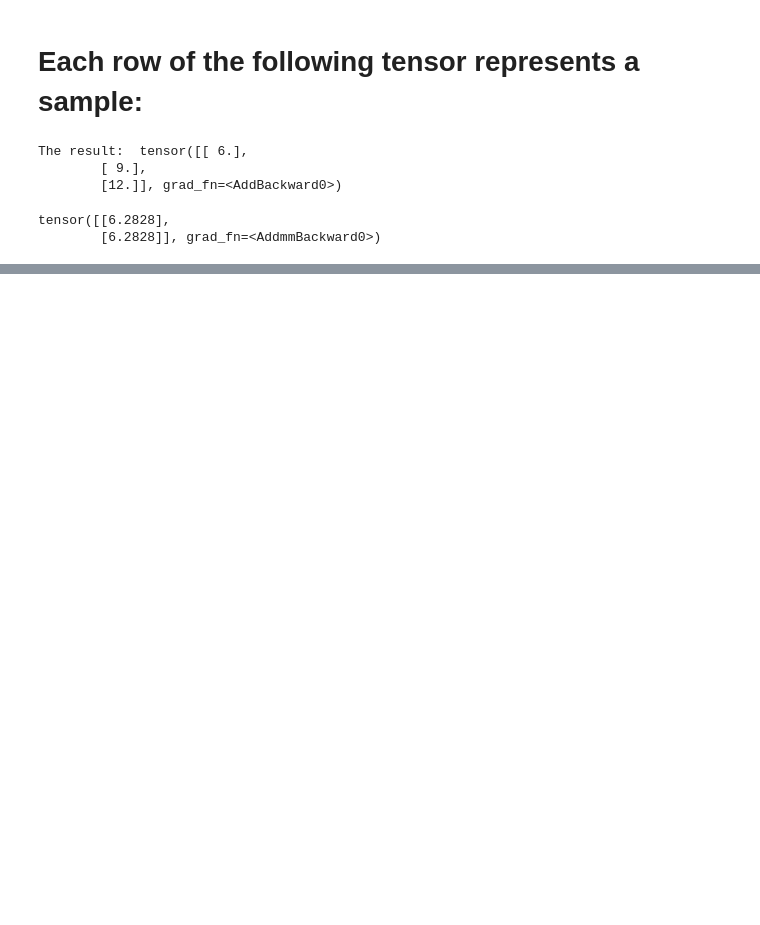
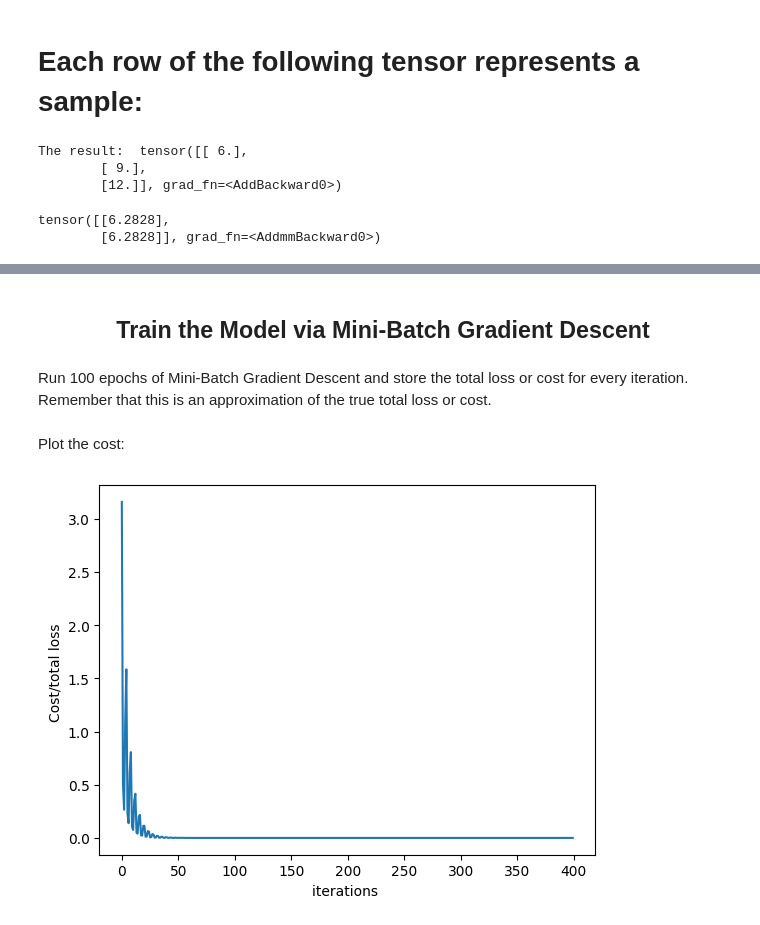
Before and after one commit to Mike014/My_AI_Engineer_Portfolio_Projects, a Jupyter notebook: Deep_Learning/PyTorch_NN/Multiple-Linear-Regression.ipynb, the cells around one changed output, grey strips where cells are left out. Saved outputs shown, nothing was run; the diff lists cells and outputs as text; code cells hidden in the pictures; blank space fills up the shorter version.

```diff
--- a/Deep_Learning/PyTorch_NN/Multiple-Linear-Regression.ipynb
+++ b/Deep_Learning/PyTorch_NN/Multiple-Linear-Regression.ipynb
@@ -221,0 +387,2 @@
+# %%
+optimizer = optim.SGD(model.parameters(), lr = 0.1)
@@ -221,0 +391,2 @@
+# %%
+criterion = nn.MSELoss()
@@ -221,0 +395,35 @@
+# %%
+train_loader=DataLoader(dataset=data_set,batch_size=5)
+# %% [markdown]
+<a id="ref2"></a>
+<h2 align=center>Train the Model via Mini-Batch Gradient Descent </h2>
+# %% [markdown]
+Run 100 epochs of Mini-Batch Gradient Descent and store the total loss or cost for every iteration. Remember that this is an approximation of the true total loss or cost.
+# %%
+LOSS=[]
+
+epochs=100
+
+for epoch in range(epochs):
+    for x,y in train_loader:
+        #make a prediction
+        yhat=model(x)
+        #calculate the loss
+        loss=criterion(yhat,y)
+        #store loss/cost
+        LOSS.append(loss.item())
+        #clear gradient
+        optimizer.zero_grad()
+        #Backward pass: compute gradient of the loss with respect to all the learnable parameters
+        loss.backward()
+        #the step function on an Optimizer makes an update to its parameters
+        optimizer.step()
+# %% [markdown]
+Plot the cost:
+# %%
+plt.plot(LOSS)
+plt.xlabel("iterations ")
+plt.ylabel("Cost/total loss ")
+plt.show()
+# %% [output]
+[figure, added]
```
Also changed, not shown: parts of 30 cells of this notebook.
